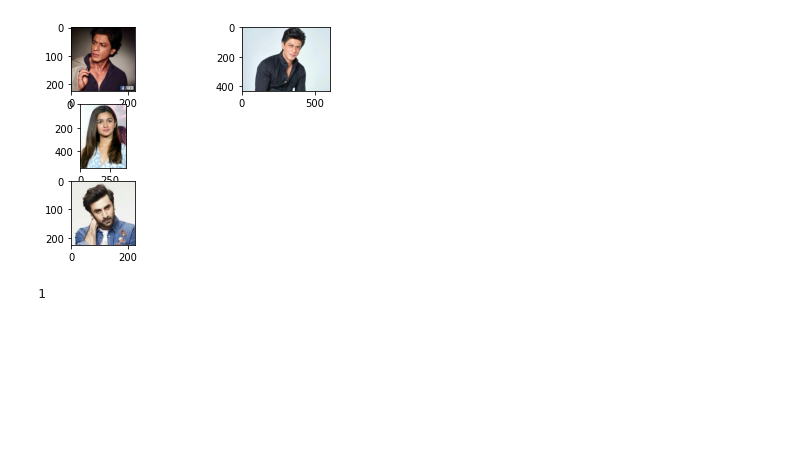
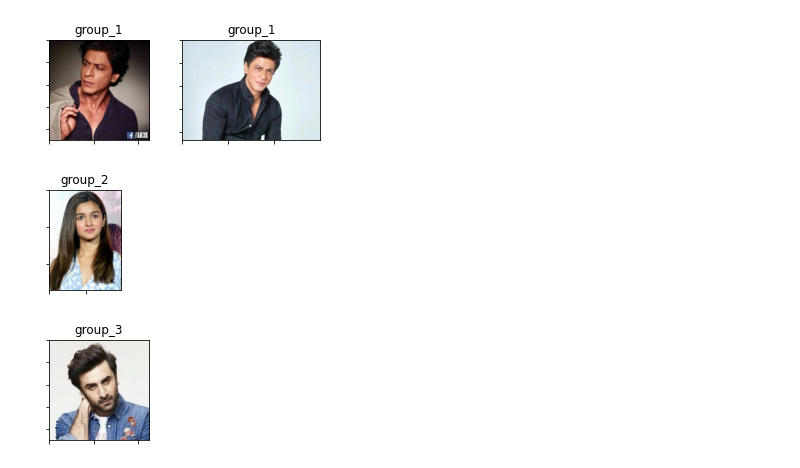
Before and after one commit to gaganmanku96/Face-Tagging, a Jupyter notebook: Visualization.ipynb, the cells around one changed output. Cells and saved outputs as stored; diff of their text form; code cells hidden in the pictures; blank space fills up the shorter version.

Commit message:
fixed plotting

```diff
--- a/Visualization.ipynb
+++ b/Visualization.ipynb
@@ -8,20 +7,21 @@ matched_pairs = {
     "group_2": ["image2.jpg"],
     "group_3": ["image6.jpg"]
 }
-# %%
-folder_path = "images"
-
-fig, axes = plt.subplots(nrows=len(matched_pairs), ncols=2)
-
-for ax, (group, images) in zip(axes, matched_pairs.items()):
-    for a, image in zip(ax, images):
-        img = plt.imread(os.path.join(folder_path, image))
-        a.imshow(img)
-fig.delaxes(axes[1][1])
-fig.delaxes(axes[2][1])
-# %% [output]
-[figure, removed]
-# %%
-2 // 2
-# %% [output]
-1
+# %%
+n_rows = len(matched_pairs)
+
+for group, images in matched_pairs.items():
+    fig = plt.figure(figsize=(10,10))
+    fig.subplots_adjust(hspace=1.2)
+    for idx, image in enumerate(images):
+        img = plt.imread(os.path.join("images", image))
+        subplot_pos = str(n_rows) + str(idx+1) + str(idx+1)
+        ax = fig.add_subplot(int(subplot_pos))
+        ax.title.set_text(group)
+        ax.set_xticklabels([])
+        ax.set_yticklabels([])
+        plt.imshow(img)
+# %% [output]
+[figure, added]
+[figure, added]
+[figure, added]
```
Also changed, not shown: parts of 1 cell of this notebook.
